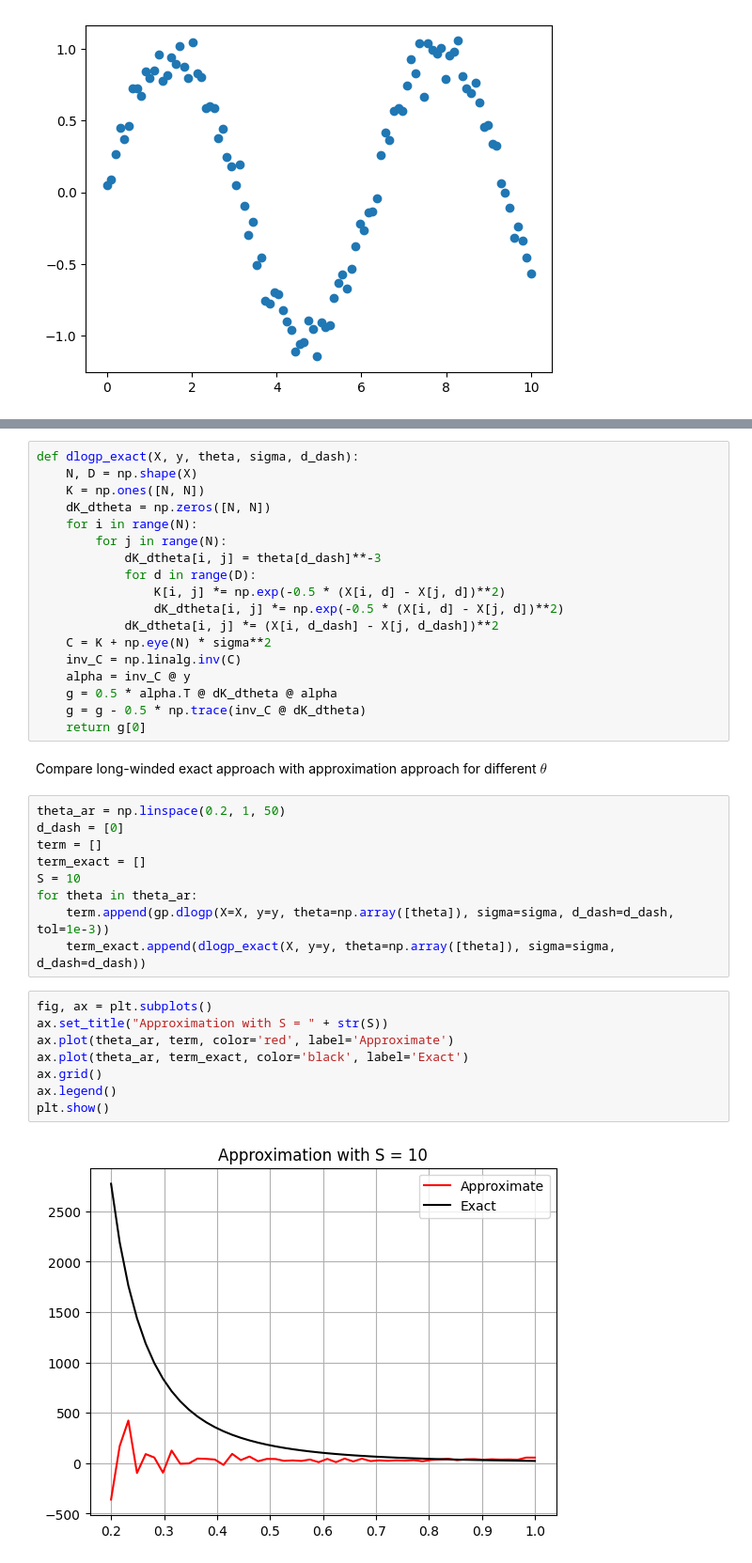
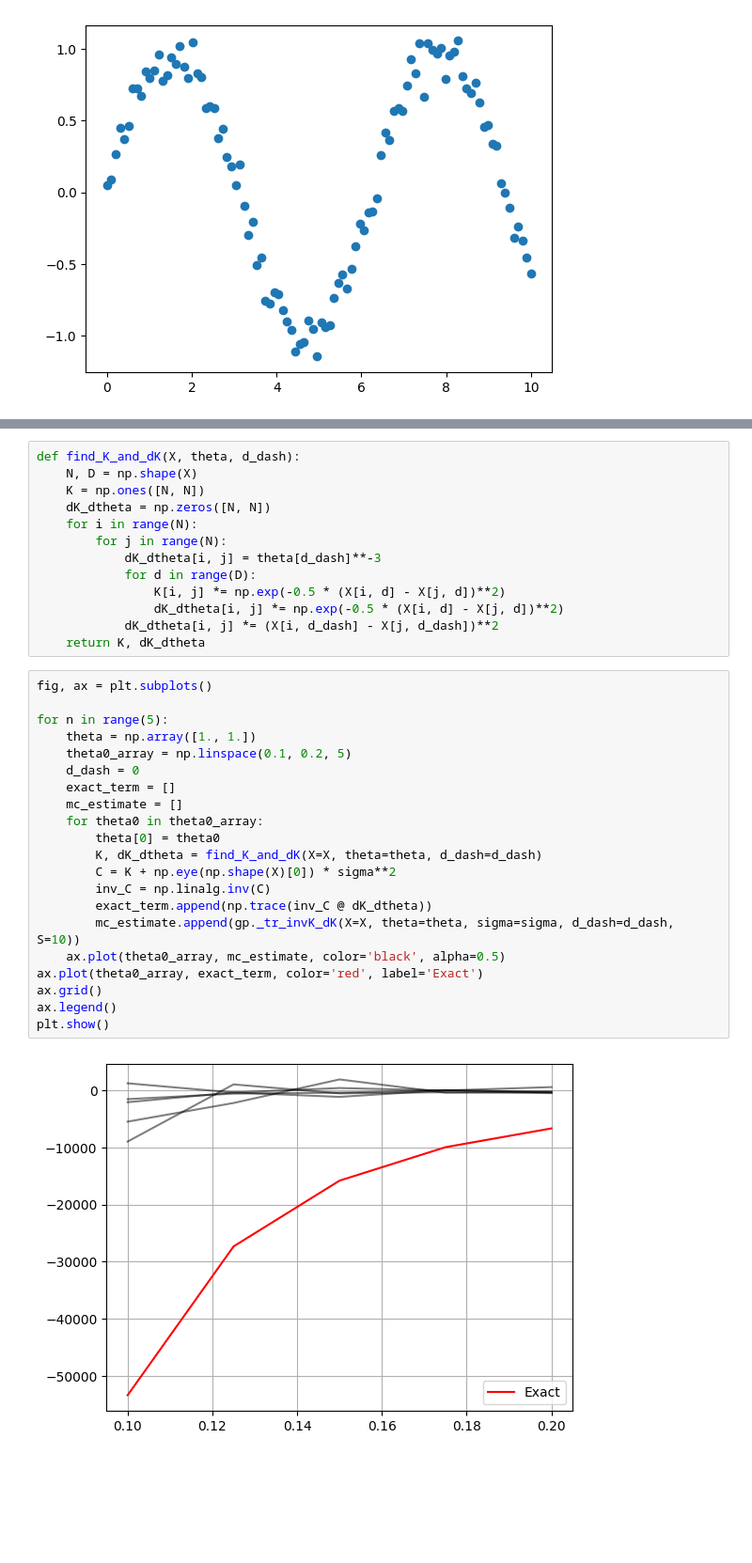
Before and after one commit to plgreenLIRU/lazy_GP, a Jupyter notebook: examples/monte_carlo_approximations.ipynb, the cells around one changed output, grey strips where cells are left out. Shown at 94% size. Saved outputs shown, nothing was run; the diff lists cells and outputs as text; blank space fills up the shorter version.

Commit message:
notebook now shows problem

```diff
--- a/examples/monte_carlo_approximations.ipynb
+++ b/examples/monte_carlo_approximations.ipynb
@@ -32,39 +30,36 @@ Long-winded way of finding $K$, $C^{-1}$ and $dK/d\theta_{d'}$ to compute $\text
-# %%
-def dlogp_exact(X, y, theta, sigma, d_dash):
-    N, D = np.shape(X)
-    K = np.ones([N, N])
-    dK_dtheta = np.zeros([N, N])
-    for i in range(N):
-        for j in range(N):
-            dK_dtheta[i, j] = theta[d_dash]**-3
-            for d in range(D):
-                K[i, j] *= np.exp(-0.5 * (X[i, d] - X[j, d])**2)
-                dK_dtheta[i, j] *= np.exp(-0.5 * (X[i, d] - X[j, d])**2)
-            dK_dtheta[i, j] *= (X[i, d_dash] - X[j, d_dash])**2
-    C = K + np.eye(N) * sigma**2
-    inv_C = np.linalg.inv(C)
-    alpha = inv_C @ y
-    g = 0.5 * alpha.T @ dK_dtheta @ alpha
-    g = g - 0.5 * np.trace(inv_C @ dK_dtheta)
-    return g[0]
-# %% [markdown]
-Compare long-winded exact approach with approximation approach for different $\theta$
-# %%
-theta_ar = np.linspace(0.2, 1, 50)
-d_dash = [0]
-term = []
-term_exact = []
-S = 10
-for theta in theta_ar:
-    term.append(gp.dlogp(X=X, y=y, theta=np.array([theta]), sigma=sigma, d_dash=d_dash, tol=1e-3))
-    term_exact.append(dlogp_exact(X, y=y, theta=np.array([theta]), sigma=sigma, d_dash=d_dash))
-# %%
-fig, ax = plt.subplots()
-ax.set_title("Approximation with S = " + str(S))
-ax.plot(theta_ar, term, color='red', label='Approximate')
-ax.plot(theta_ar, term_exact, color='black', label='Exact')
-ax.grid()
-ax.legend()
-plt.show()
-# %% [output]
-[figure, removed]
+# %%
+def find_K_and_dK(X, theta, d_dash):
+    N, D = np.shape(X)
+    K = np.ones([N, N])
+    dK_dtheta = np.zeros([N, N])
+    for i in range(N):
+        for j in range(N):
+            dK_dtheta[i, j] = theta[d_dash]**-3
+            for d in range(D):
+                K[i, j] *= np.exp(-0.5 * (X[i, d] - X[j, d])**2)
+                dK_dtheta[i, j] *= np.exp(-0.5 * (X[i, d] - X[j, d])**2)
+            dK_dtheta[i, j] *= (X[i, d_dash] - X[j, d_dash])**2
+    return K, dK_dtheta
+# %%
+fig, ax = plt.subplots()
+
+for n in range(5):
+    theta = np.array([1., 1.])
+    theta0_array = np.linspace(0.1, 0.2, 5)
+    d_dash = 0
+    exact_term = []
+    mc_estimate = []
+    for theta0 in theta0_array:
+        theta[0] = theta0
+        K, dK_dtheta = find_K_and_dK(X=X, theta=theta, d_dash=d_dash)
+        C = K + np.eye(np.shape(X)[0]) * sigma**2
+        inv_C = np.linalg.inv(C)
+        exact_term.append(np.trace(inv_C @ dK_dtheta))
+        mc_estimate.append(gp._tr_invK_dK(X=X, theta=theta, sigma=sigma, d_dash=d_dash, S=10))
+    ax.plot(theta0_array, mc_estimate, color='black', alpha=0.5)
+ax.plot(theta0_array, exact_term, color='red', label='Exact')
+ax.grid()
+ax.legend()
+plt.show()
+# %% [output]
+[figure, added]
```
Also changed, not shown: parts of 1 cell of this notebook, 1 other file.
